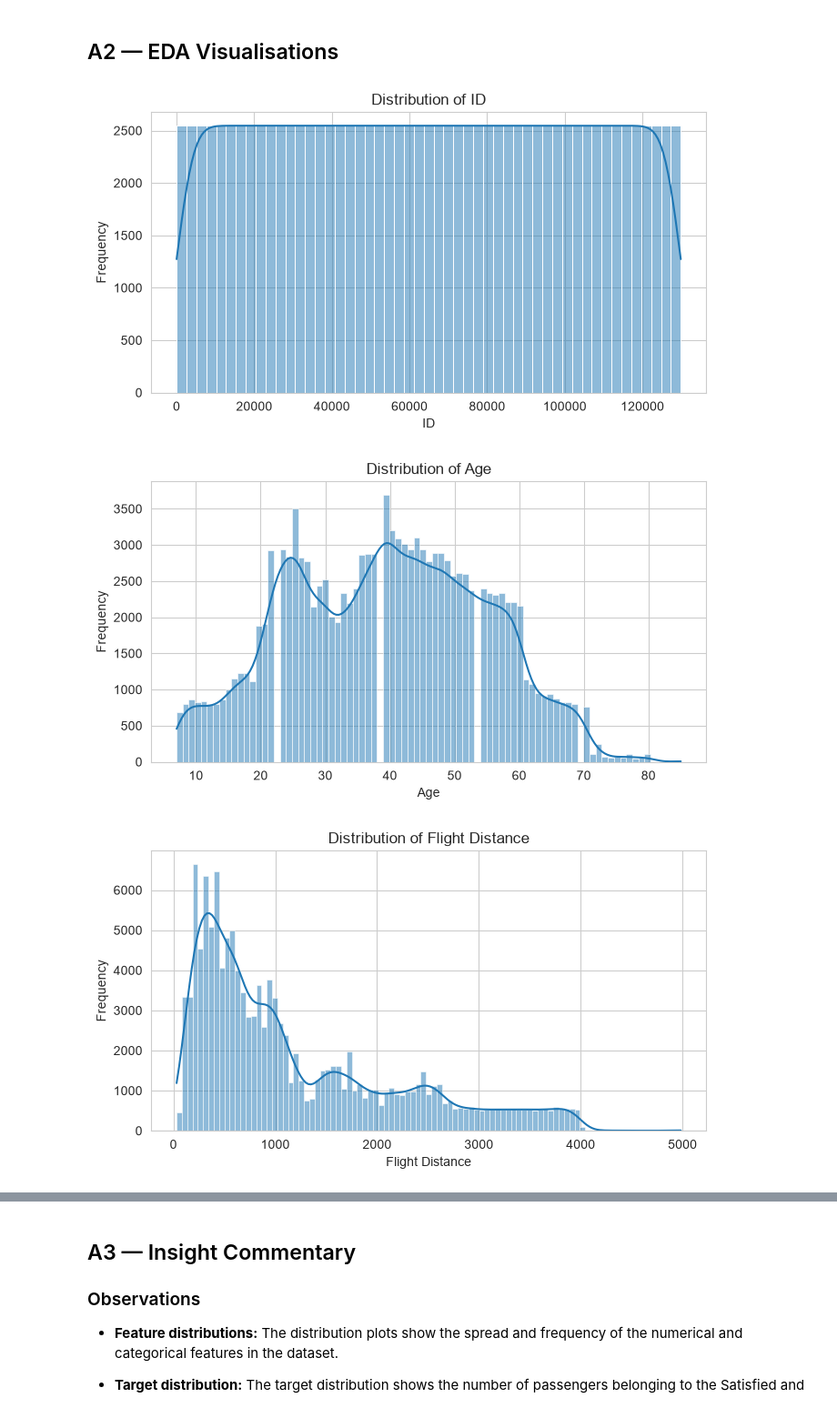
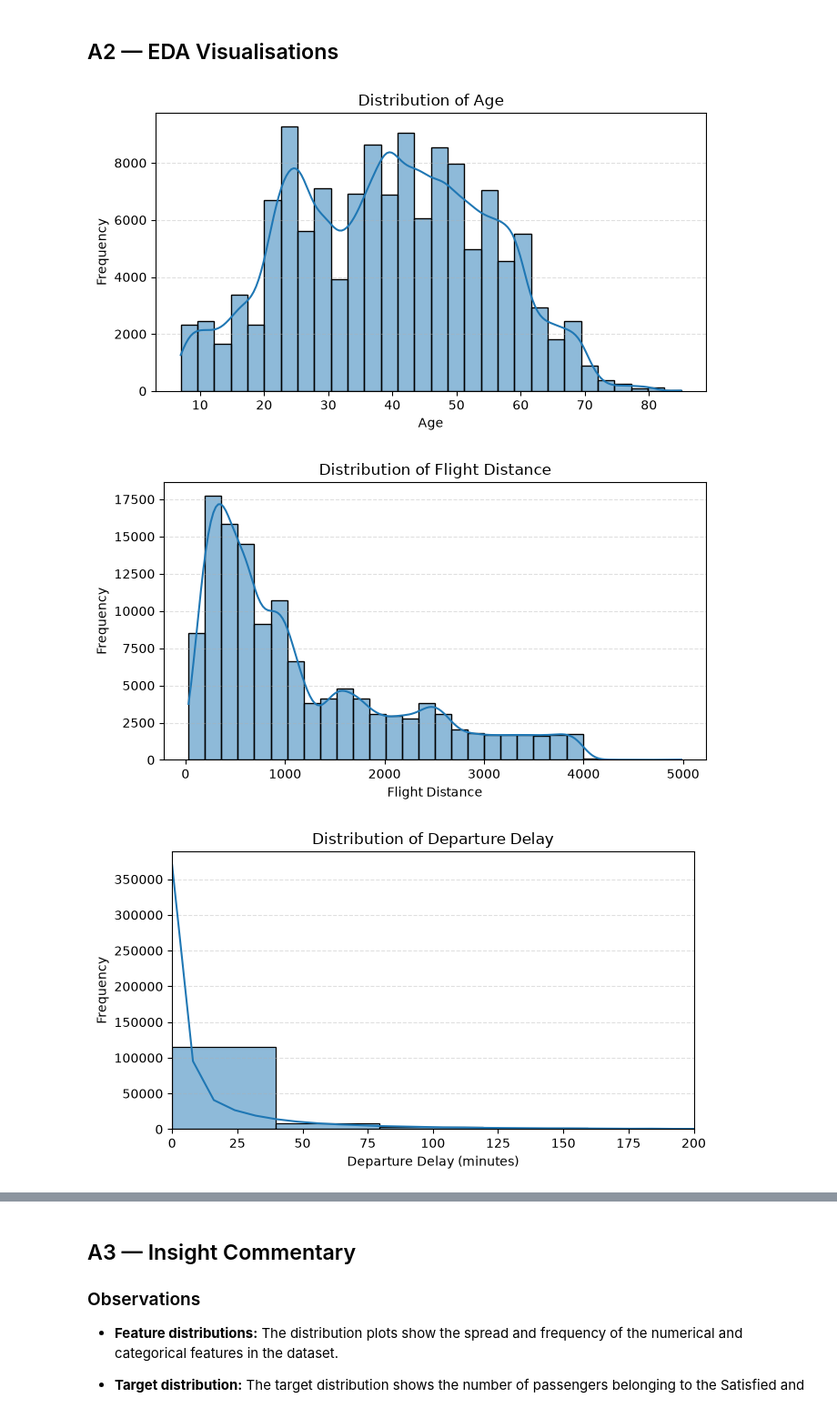
Before and after one commit to ML-Capstone-Review/ML-Capstone-Project, a Jupyter notebook: notebooks/classification.ipynb, the cells around one changed output, grey strips where cells are left out. Shown at 91% size. Saved outputs shown, nothing was run; the diff lists cells and outputs as text; code cells hidden in the pictures.

```diff
--- a/notebooks/classification.ipynb
+++ b/notebooks/classification.ipynb
@@ -47,19 +47,57 @@ Name: count, dtype: int64
 ## A2 — EDA Visualisations
 # %%
 # Separate numerical and categorical features
-numerical_features = df.select_dtypes(include=["int64", "float64"]).columns
-categorical_features = df.select_dtypes(include=["object"]).columns
+numerical_features = df.select_dtypes(include=["int64", "float64"]).columns.tolist()
+
+# Remove ID because it is an identifier, not a meaningful numerical feature
+if "ID" in numerical_features:
+    numerical_features.remove("ID")
+
+# Explicitly select string/categorical features
+categorical_features = df.select_dtypes(include=["str"]).columns.tolist()
+
 
 # --------------------------------------------------
 # Distribution plots for numerical features
 # --------------------------------------------------
 
 for column in numerical_features:
+
     plt.figure(figsize=(7, 4))
-    sns.histplot(df[column], kde=True)
-    plt.title(f"Distribution of {column}")
-    plt.xlabel(column)
-    plt.ylabel("Frequency")
+
+    # For delay variables, zoom into the main distribution
+    if column in ["Departure Delay", "Arrival Delay"]:
+
+        sns.histplot(
+            df[column].dropna(),
+            bins=40,
+            kde=True
+        )
+
+        plt.xlim(0, 200)
+
+        plt.title(f"Distribution of {column}")
+        plt.xlabel(f"{column} (minutes)")
+        plt.ylabel("Frequency")
+
+    else:
+
+        sns.histplot(
+            df[column].dropna(),
+            bins=30,
+            kde=True
+        )
+
+        plt.title(f"Distribution of {column}")
+        plt.xlabel(column)
+        plt.ylabel("Frequency")
+
+    plt.grid(
+        axis="y",
+        linestyle="--",
+        alpha=0.4
+    )
+
     plt.tight_layout()
     plt.show()
 
@@ -120,33 +158,33 @@ satisfaction_numeric = df["Satisfaction"].map({
 
 plt.figure(figsize=(7, 4))
 plt.scatter(
     df["Flight Distance"],
     satisfaction_numeric,
     alpha=0.3
 )
 plt.title("Flight Distance vs Passenger Satisfaction")
 plt.xlabel("Flight Distance")
 plt.ylabel("Satisfaction")
 plt.tight_layout()
 plt.show()
 
 
 # --------------------------------------------------
 # Scatter plot 2: Departure Delay vs Satisfaction
 # --------------------------------------------------
 
 plt.figure(figsize=(7, 4))
 plt.scatter(
     df["Departure Delay"],
     satisfaction_numeric,
     alpha=0.3
 )
 plt.title("Departure Delay vs Passenger Satisfaction")
 plt.xlabel("Departure Delay")
 plt.ylabel("Satisfaction")
 plt.tight_layout()
 plt.show()
 # %% [output]
-[figure, old version]
+[figure, new version]
-[figure, old version]
+[figure, new version]
-[figure, old version]
+[figure, new version]
```
Also changed, not shown: parts of 4 cells of this notebook, 3 other files.
